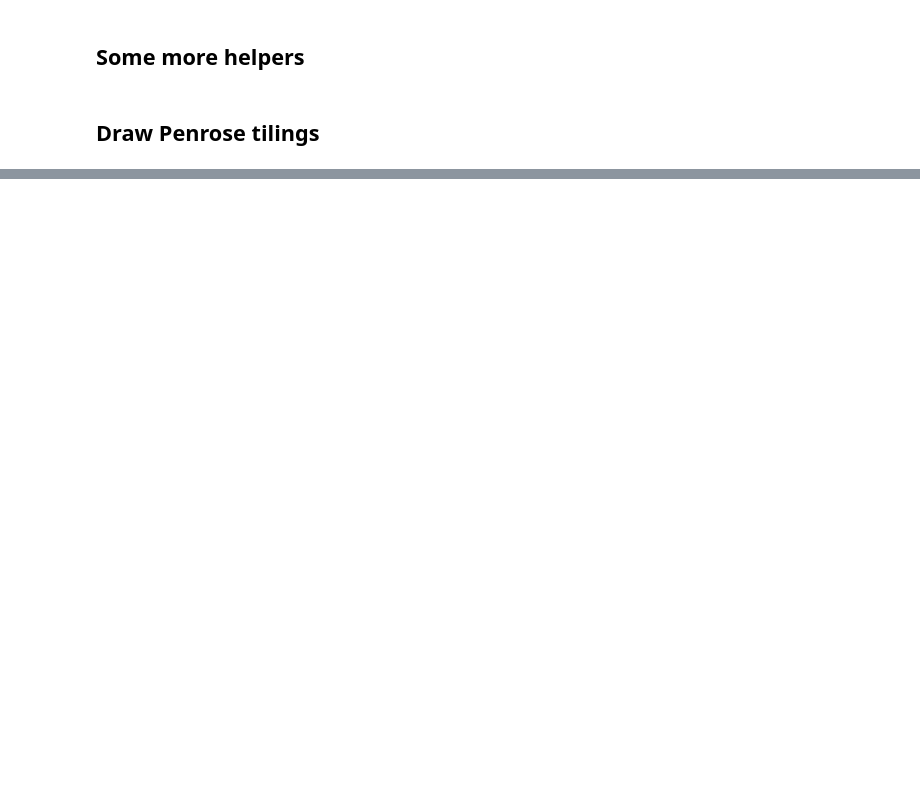
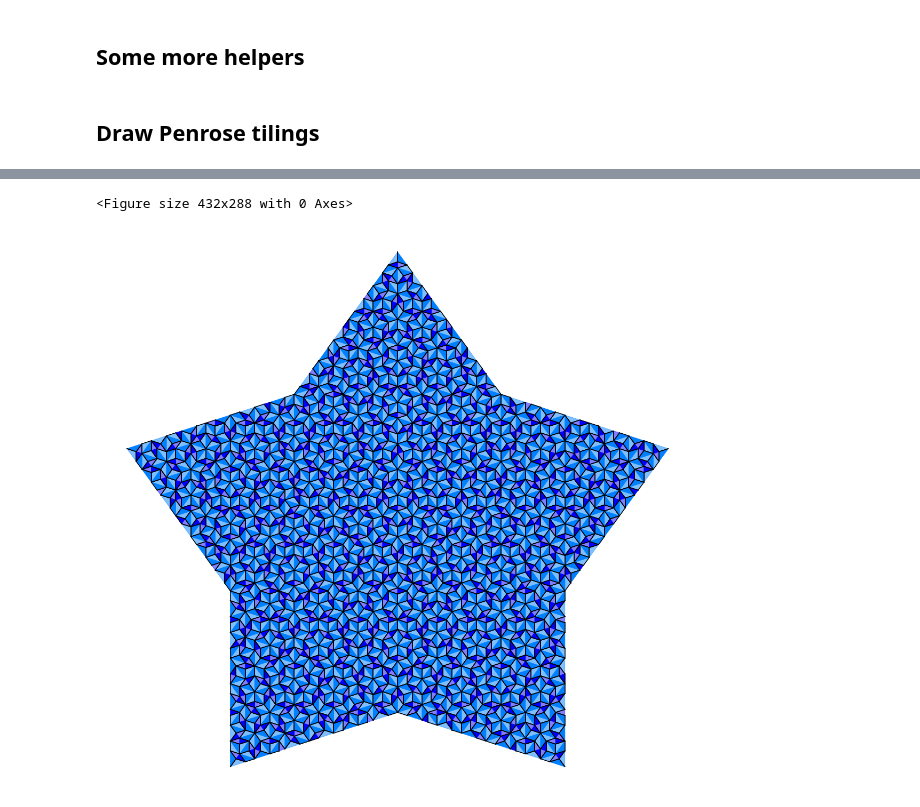
Before and after one commit to jlieberherr/penrose-tilings, a Jupyter notebook: create_penrose_tiling.ipynb, the cells around one changed output, grey strips where cells are left out. Drawn from its saved outputs; the diff is of its cells as text; code cells hidden in the pictures; blank space fills up the shorter version.

```diff
--- a/create_penrose_tiling.ipynb
+++ b/create_penrose_tiling.ipynb
@@ -139,7 +141,7 @@ plt.show()
 ## Some more helpers
 # %%
 def deflate_triangles(rts):
-    '''deflates all robinson triangles within rts and returns the list of all deflated robinson triangles'''
+    '''deflates all robinson triangles in rts and returns the list of all deflated robinson triangles'''
     res = []
     for rt in rts:
         res += rt.deflate()
@@ -159,18 +161,5 @@ def get_box(rts):
     y_min = min([min(rt.A.imag, rt.B.imag, rt.C.imag) for rt in rts])
     y_max = max([max(rt.A.imag, rt.B.imag, rt.C.imag) for rt in rts])
     return (x_min, y_min), (x_max, y_max)
-# %%
-def draw_rts(rts, draw_base_side=False, fill=False, fig_width=50, svg_file_name=''):
-    '''draws the robinson triangles within rts'''
-    (x_min, y_min), (x_max, y_max) = get_box(rts)
-    y_scale = (x_max - x_min) / (y_max - y_min)
-    plt.figure(figsize=(fig_width, fig_width / y_scale))
-    plt.axis('equal')
-    plt.axis('off')
-    for t in rts:
-        t.draw(draw_base_side=draw_base_side, fill=fill)
-    if svg_file_name:
-        plt.savefig(svg_file_name)
-    plt.show()
 # %% [markdown]
 ## Draw Penrose tilings
@@ -177 +168,18 @@ def draw_rts(rts, draw_base_side=False, fill=False, fig_width=50, svg_file_name=
+# %%
+def draw_rts(rts, draw_base_side=False, fill=True, fig_width=50, svg_file_name='', draw=True):
+    '''draws the robinson triangles in rts'''
+    fig = plt.figure()
+    (x_min, y_min), (x_max, y_max) = get_box(rts)
+    y_scale = (x_max - x_min) / (y_max - y_min)
+    plt.figure(figsize=(fig_width, fig_width / y_scale))
+    plt.axis('equal')
+    plt.axis('off')
+    for t in rts:
+        t.draw(draw_base_side=draw_base_side, fill=fill)
+    if svg_file_name:
+        plt.savefig(svg_file_name)
+    if draw:
+        plt.show()
+    else:
+        plt.close()
 # %%
@@ -184 +198,14 @@ draw_penrose_tiling(2, 'A', 'F', 8)
+# %%
+# penrose tiling based on a star consisting of 10 acute robinson triangle of type 2 with 6 iterations
+rts = []
+for i in range(5):
+    A = rotate(complex(1), complex(0), i * 72 - 18)
+    rt_f = RobinsonTriangle(2, 'O', 'F', A, complex(0))
+    rt_b = RobinsonTriangle(2, 'O', 'B', A, rotate(rt_f.C, complex(0), 72))
+    rts += [rt_f, rt_b]
+rts = deflate(rts, iter_depth=6)
+draw_rts(rts, fig_width=20)
+# %% [output]
+<Figure size 432x288 with 0 Axes>
+[figure, added]
 # %%
```
Also changed, not shown: parts of 9 cells of this notebook.
